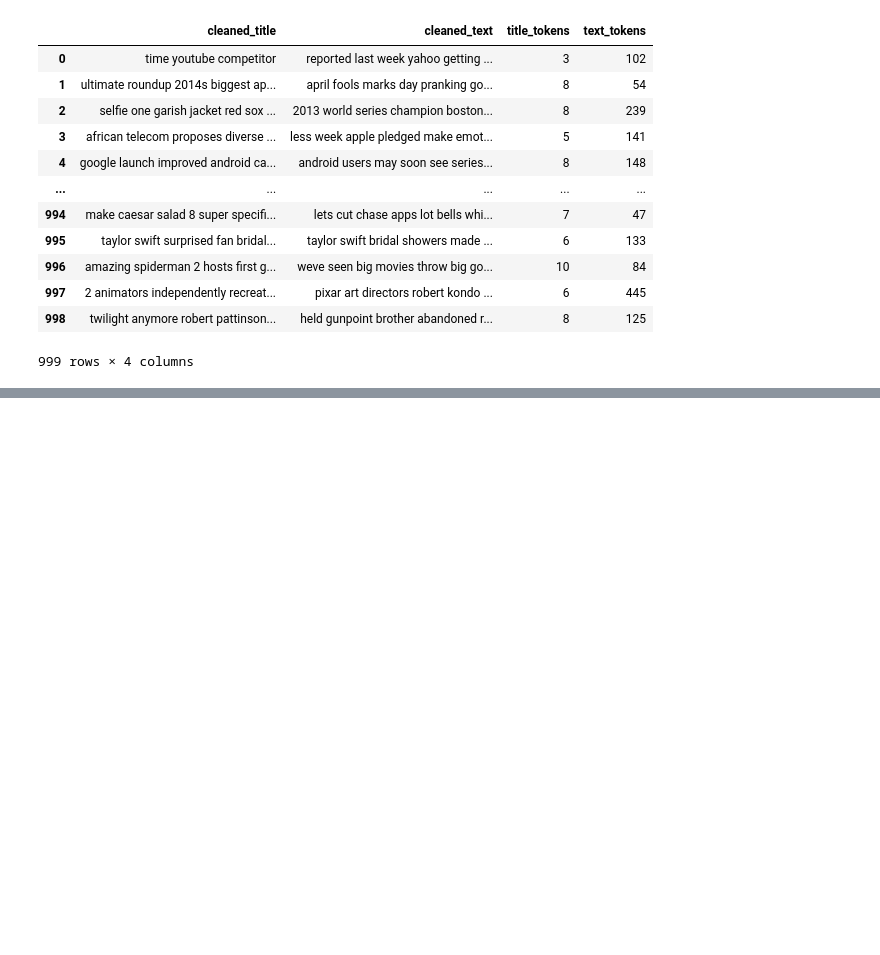
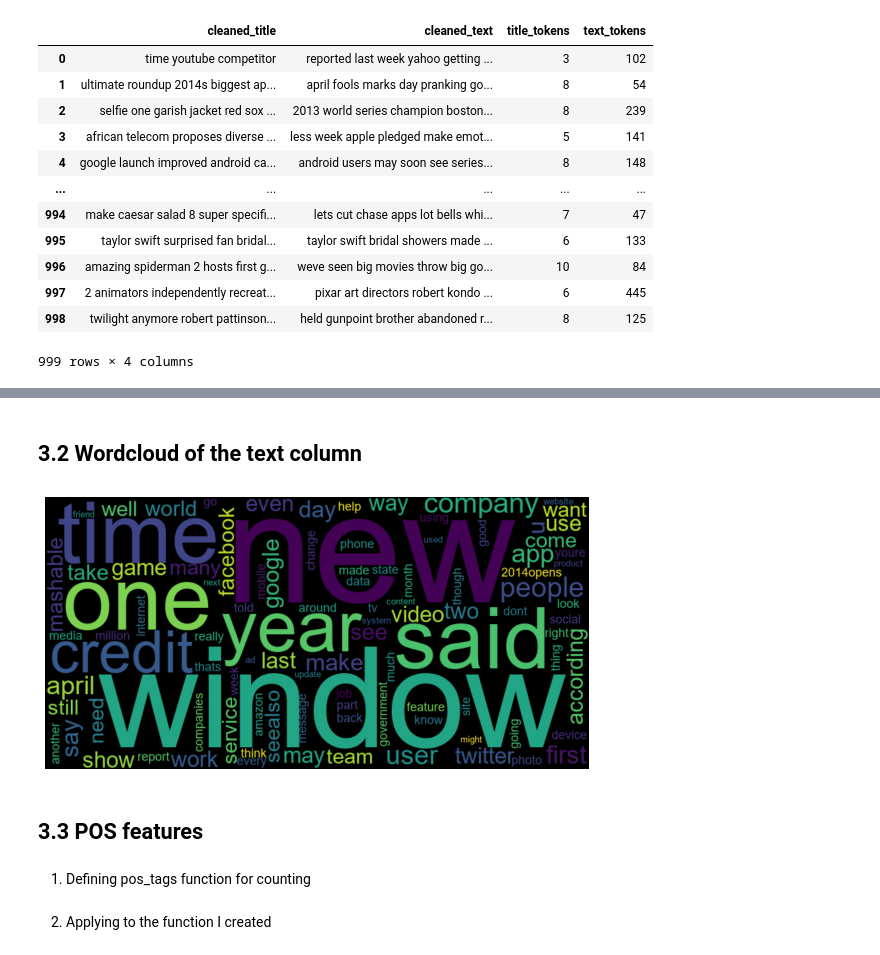
Before and after one commit to smafraim/News-Articles-Share-Prediction-using-Machine-Learning, a Jupyter notebook: Notebooks/Feature Engineering.ipynb, the cells around one changed output, grey strips where cells are left out. Saved outputs shown, nothing was run; the diff lists cells and outputs as text; code cells hidden in the pictures; blank space fills up the shorter version.

```diff
--- a/Notebooks/Feature Engineering.ipynb
+++ b/Notebooks/Feature Engineering.ipynb
@@ -313,0 +315,14 @@ plt.show()
+# %% [markdown]
+## 3.2 Wordcloud of the text column
+# %%
+textw = " ".join(sent for sent in df_features['cleaned_text'])
+wordcloud = WordCloud(font_path = 'fonts/arial.ttf',width=800, height=400, background_color='black',
+ collocations=False, max_words=100).generate(textw)
+plt.figure(figsize=(10, 5))
+plt.imshow(wordcloud, interpolation='bilinear')
+plt.axis('off')
+plt.show()
+# %% [output]
+[figure, added]
+# %% [markdown]
+## 3.3 POS features
@@ -313,0 +334,2 @@ plt.show()
+# %% [markdown]
+1. Defining pos_tags function for counting
@@ -313,0 +342,2 @@ plt.show()
+# %% [markdown]
+2. Applying to the function I created
```
Also changed, not shown: parts of 27 cells of this notebook, 3 other files.
